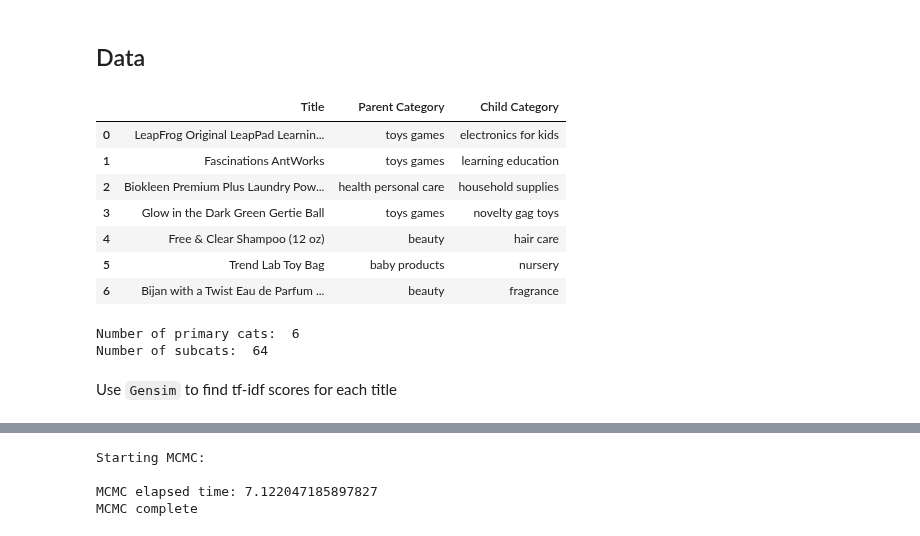
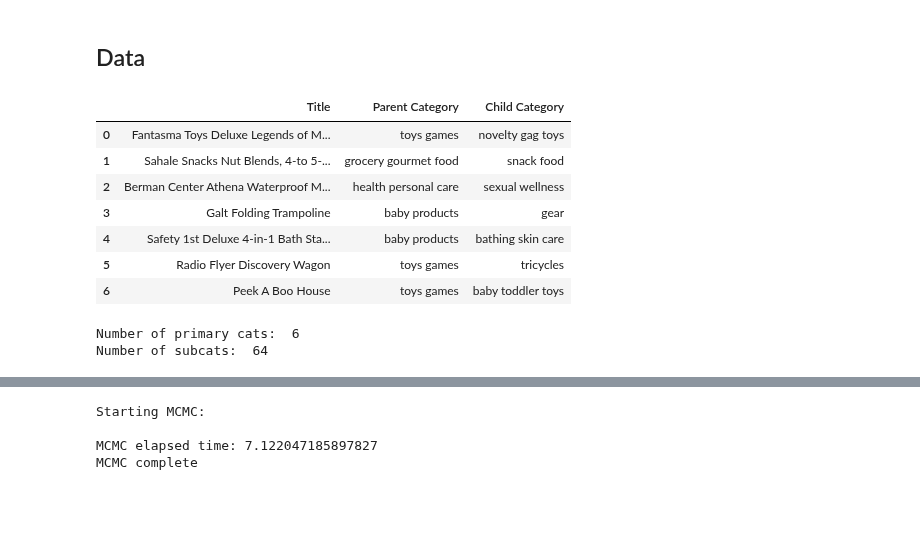
Before and after one commit to jramkiss/jramkiss.github.io, a Jupyter notebook: _posts/notebooks/bayesian_classification_hierarchies.ipynb, the cells around one changed output, grey strips where cells are left out. Cells and saved outputs as stored; diff of their text form; code cells hidden in the pictures; blank space fills up the shorter version.

```diff
--- a/_posts/notebooks/bayesian_classification_hierarchies.ipynb
+++ b/_posts/notebooks/bayesian_classification_hierarchies.ipynb
@@ -37,45 +32,43 @@ from sklearn.linear_model import SGDClassifier
 from sklearn.linear_model import RidgeClassifier
 from imblearn.metrics import classification_report_imbalanced
 # %%
-data = pd.read_csv("/Users/jonny/Desktop/Dataset/Amazon Reviews/train_40k.csv").loc[:, ["Title", "Cat1", "Cat2"]]
+data = pd.read_csv("../data/amazon-products/train_40k.csv").loc[:, ["Title", "Cat1", "Cat2"]]
 data = data[~data.Title.isna()]
 
 small_data = data.groupby('Cat2', group_keys=False).apply(lambda x: x.sample(min(len(x), 300),
                                                                              random_state = 42)).reset_index(drop = True)
 small_data.rename(columns = {"Cat1":"Parent Category",
                              "Cat2":"Child Category"}).sample(2304).reset_index(drop = True).head(7)
 
 # split into train and test:
 X_train, X_test, children_train, children_test = train_test_split(small_data.Title, small_data.Cat2,
                                                     stratify = small_data.Cat2,
                                                     test_size=0.33,
                                                     random_state=42)
 
 test_ind = X_test.index
 train_ind = X_train.index
 
 parent_train = small_data.Cat1[train_ind]
 parent_test = small_data.Cat1[test_ind]
 
 # prob a better way to do this but i too tired
 children_class_list = np.unique(children_train)
 parent_class_list = np.unique(parent_train)
 class_tree = {}
 for c in small_data.Cat2.unique() :
     class_tree[c] = list(small_data.loc[small_data.Cat2 == c, "Cat1"])[0]
 
 print("Number of primary cats: ", len(parent_train.value_counts()))
 print("Number of subcats: ", len(children_test.value_counts()))
 # %% [output]
 |  | Title | Parent Category | Child Category |
-| 0 | LeapFrog Original LeapPad Learnin... | toys games | electronics for kids |
-| 1 | Fascinations AntWorks | toys games | learning education |
-| 2 | Biokleen Premium Plus Laundry Pow... | health personal care | household supplies |
-| 3 | Glow in the Dark Green Gertie Ball | toys games | novelty gag toys |
-| 4 | Free & Clear Shampoo (12 oz) | beauty | hair care |
-| 5 | Trend Lab Toy Bag | baby products | nursery |
-| 6 | Bijan with a Twist Eau de Parfum ... | beauty | fragrance |
+| 0 | Fantasma Toys Deluxe Legends of M... | toys games | novelty gag toys |
+| 1 | Sahale Snacks Nut Blends, 4-to 5-... | grocery gourmet food | snack food |
+| 2 | Berman Center Athena Waterproof M... | health personal care | sexual wellness |
+| 3 | Galt Folding Trampoline | baby products | gear |
+| 4 | Safety 1st Deluxe 4-in-1 Bath Sta... | baby products | bathing skin care |
+| 5 | Radio Flyer Discovery Wagon | toys games | tricycles |
+| 6 | Peek A Boo House | toys games | baby toddler toys |
 Number of primary cats:  6
 Number of subcats:  64
-# %% [markdown]
-Use `Gensim` to find tf-idf scores for each title
```
Also changed, not shown: parts of 23 cells of this notebook, 1 other file.
